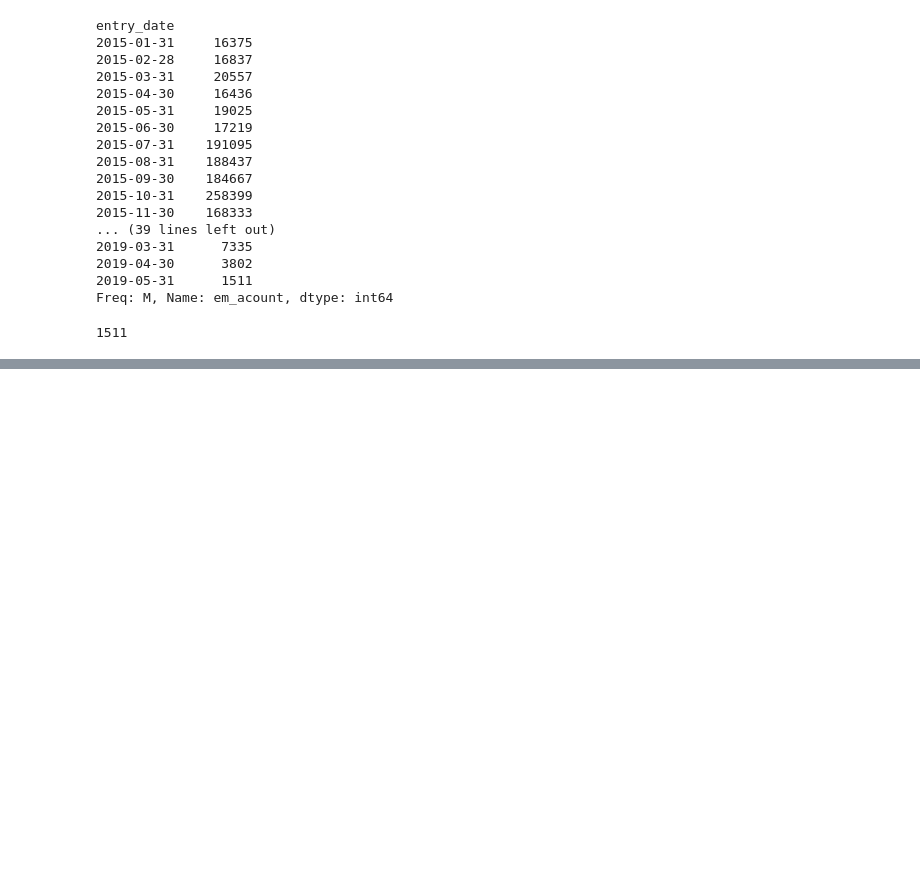
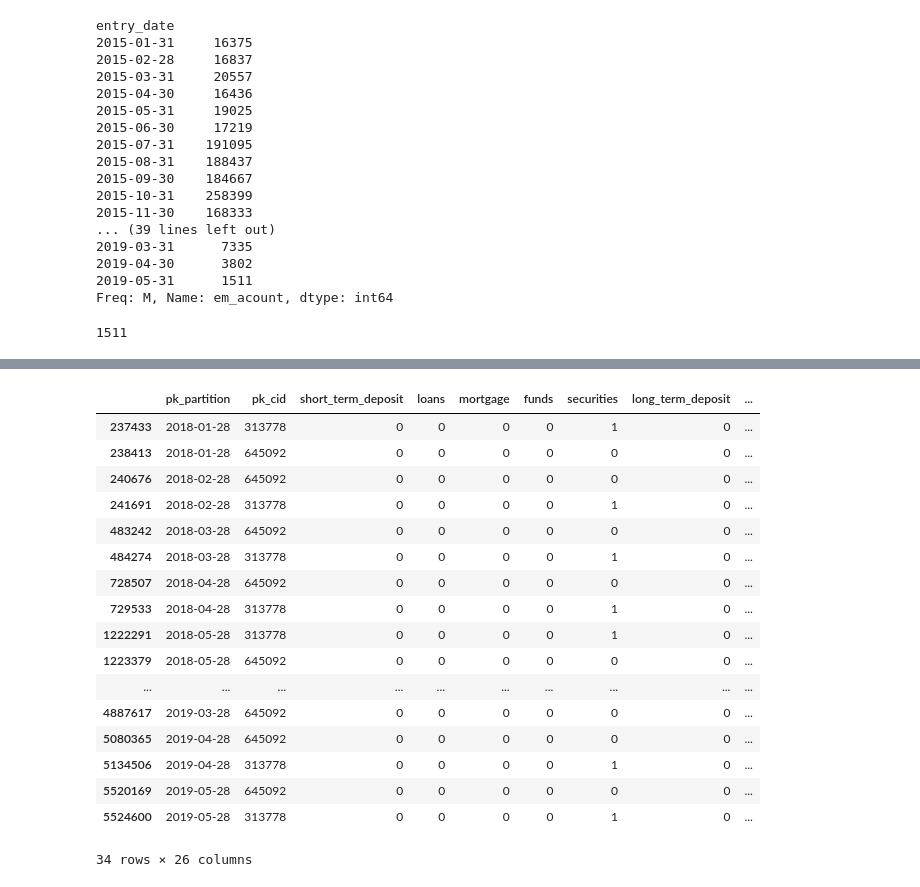
Before and after one commit to aggarcia1996/final_project_adjt, a Jupyter notebook: 02_EDA_Javier.ipynb, the cells around one changed output, grey strips where cells are left out. Drawn from its saved outputs; the diff is of its cells as text; code cells hidden in the pictures; blank space fills up the shorter version.

```diff
--- a/02_EDA_Javier.ipynb
+++ b/02_EDA_Javier.ipynb
@@ -297,0 +369,2 @@ count
+# %%
+df.reset_index(inplace=True)
@@ -297,0 +378,21 @@ count
+# %%
+df.loc[df['em_account_p']==1]
+# %% [output]
+|  | pk_partition | pk_cid | short_term_deposit | loans | mortgage | funds | securities | long_term_deposit | ... |
+| 237433 | 2018-01-28 | 313778 | 0 | 0 | 0 | 0 | 1 | 0 | ... |
+| 238413 | 2018-01-28 | 645092 | 0 | 0 | 0 | 0 | 0 | 0 | ... |
+| 240676 | 2018-02-28 | 645092 | 0 | 0 | 0 | 0 | 0 | 0 | ... |
+| 241691 | 2018-02-28 | 313778 | 0 | 0 | 0 | 0 | 1 | 0 | ... |
+| 483242 | 2018-03-28 | 645092 | 0 | 0 | 0 | 0 | 0 | 0 | ... |
+| 484274 | 2018-03-28 | 313778 | 0 | 0 | 0 | 0 | 1 | 0 | ... |
+| 728507 | 2018-04-28 | 645092 | 0 | 0 | 0 | 0 | 0 | 0 | ... |
+| 729533 | 2018-04-28 | 313778 | 0 | 0 | 0 | 0 | 1 | 0 | ... |
+| 1222291 | 2018-05-28 | 313778 | 0 | 0 | 0 | 0 | 1 | 0 | ... |
+| 1223379 | 2018-05-28 | 645092 | 0 | 0 | 0 | 0 | 0 | 0 | ... |
+| ... | ... | ... | ... | ... | ... | ... | ... | ... | ... |
+| 4887617 | 2019-03-28 | 645092 | 0 | 0 | 0 | 0 | 0 | 0 | ... |
+| 5080365 | 2019-04-28 | 645092 | 0 | 0 | 0 | 0 | 0 | 0 | ... |
+| 5134506 | 2019-04-28 | 313778 | 0 | 0 | 0 | 0 | 1 | 0 | ... |
+| 5520169 | 2019-05-28 | 645092 | 0 | 0 | 0 | 0 | 0 | 0 | ... |
+| 5524600 | 2019-05-28 | 313778 | 0 | 0 | 0 | 0 | 1 | 0 | ... |
+34 rows × 26 columns
```
Also changed, not shown: parts of 54 cells of this notebook.
